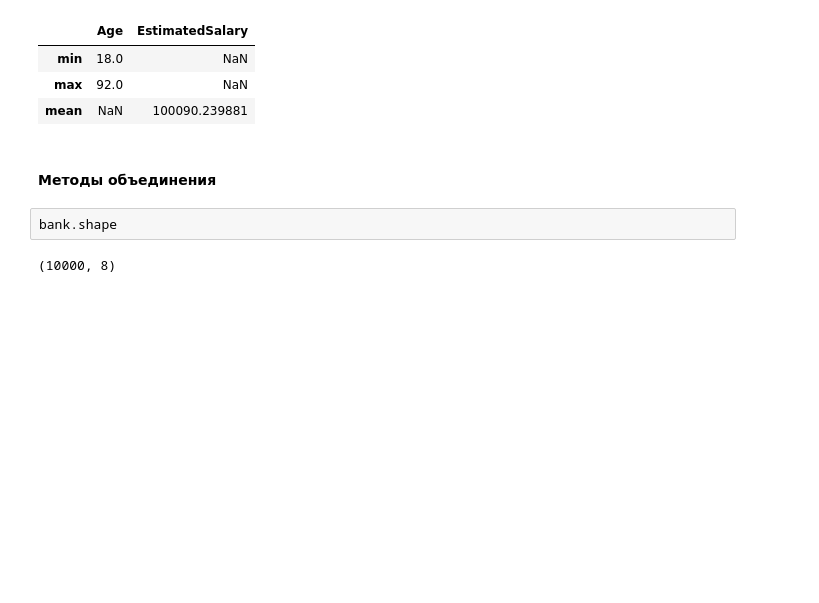
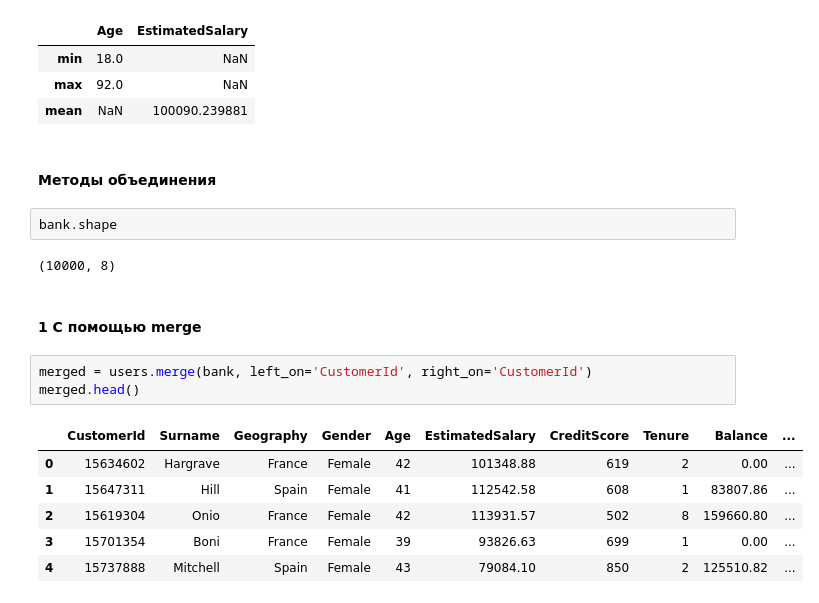
Before and after one commit to Globnsk/PYTHON, a Jupyter notebook: Less3.ipynb, the cells around one changed output. Cells and saved outputs as stored; diff of their text form; blank space fills up the shorter version.

```diff
--- a/Less3.ipynb
+++ b/Less3.ipynb
@@ -315,3 +315,15 @@ users.agg({
 bank.shape
 # %% [output]
 (10000, 8)
+# %% [markdown]
+#### 1 С помощью merge
+# %%
+merged = users.merge(bank, left_on='CustomerId', right_on='CustomerId')
+merged.head()
+# %% [output]
+|  | CustomerId | Surname | Geography | Gender | Age | EstimatedSalary | CreditScore | Tenure | Balance | ... |
+| 0 | 15634602 | Hargrave | France | Female | 42 | 101348.88 | 619 | 2 | 0.00 | ... |
+| 1 | 15647311 | Hill | Spain | Female | 41 | 112542.58 | 608 | 1 | 83807.86 | ... |
+| 2 | 15619304 | Onio | France | Female | 42 | 113931.57 | 502 | 8 | 159660.80 | ... |
+| 3 | 15701354 | Boni | France | Female | 39 | 93826.63 | 699 | 1 | 0.00 | ... |
+| 4 | 15737888 | Mitchell | Spain | Female | 43 | 79084.10 | 850 | 2 | 125510.82 | ... |
```
